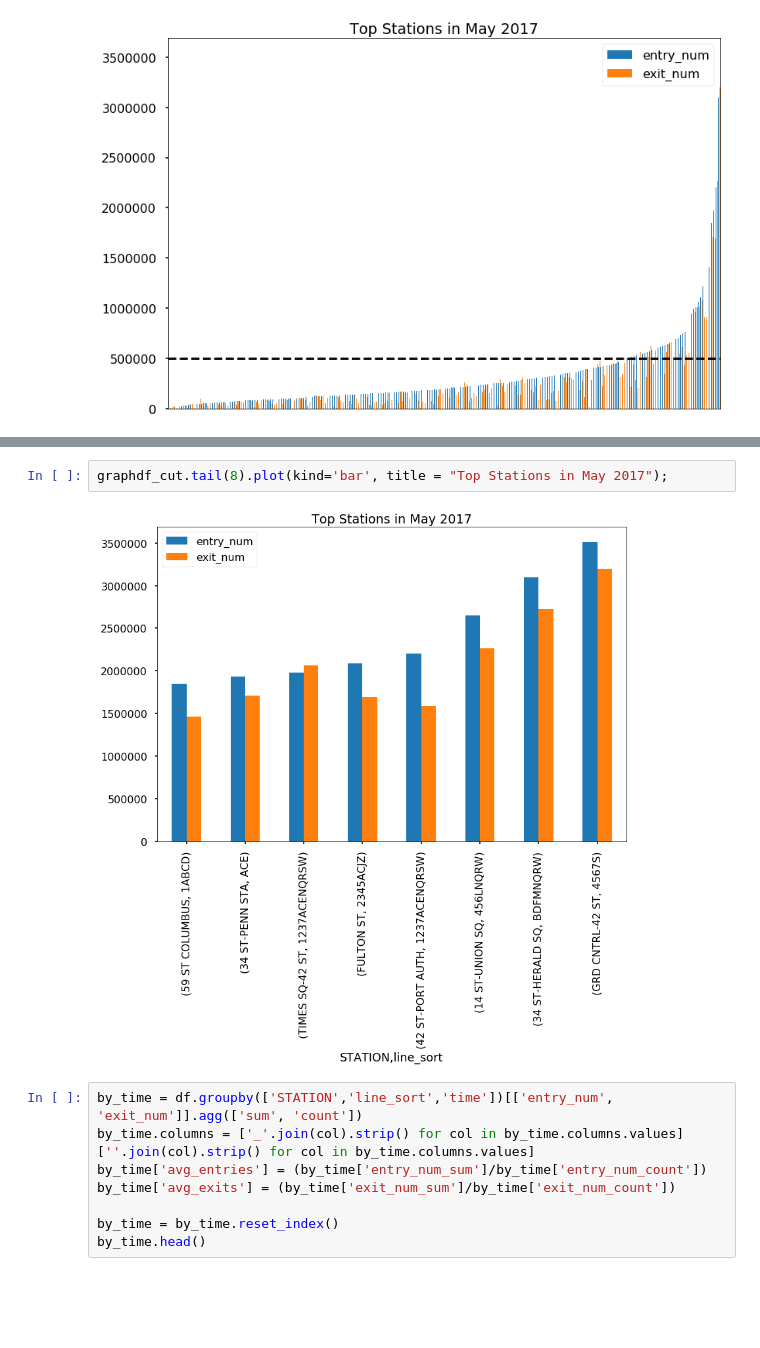
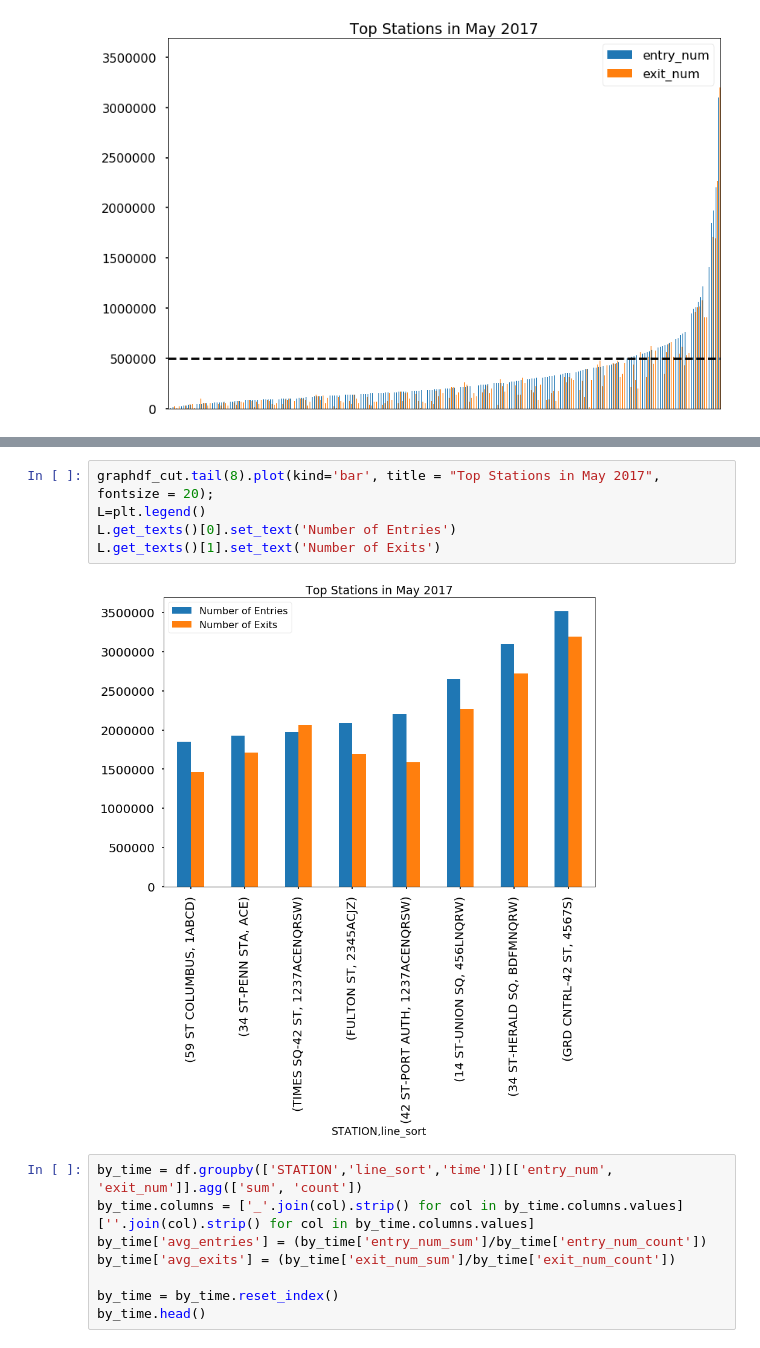
Before and after one commit to adam-ariel/Metis-Project-1----MTA, a Jupyter notebook: project1_wkbk.ipynb, the cells around one changed output, grey strips where cells are left out. Cells and saved outputs as stored; diff of their text form; blank space fills up the shorter version.

```diff
--- a/project1_wkbk.ipynb
+++ b/project1_wkbk.ipynb
@@ -434,7 +418,10 @@ plt.axhline(y=1800000, color = 'black', linestyle='--')
 # %%
-graphdf_cut.tail(8).plot(kind='bar', title = "Top Stations in May 2017");
+graphdf_cut.tail(8).plot(kind='bar', title = "Top Stations in May 2017", fontsize = 20);
+L=plt.legend()
+L.get_texts()[0].set_text('Number of Entries')
+L.get_texts()[1].set_text('Number of Exits')
 # %% [output]
-[figure, old version]
+[figure, new version]
 # %%
 by_time = df.groupby(['STATION','line_sort','time'])[['entry_num', 'exit_num']].agg(['sum', 'count'])
 by_time.columns = ['_'.join(col).strip() for col in by_time.columns.values]
```
Also changed, not shown: parts of 14 cells of this notebook, 2 other files.
